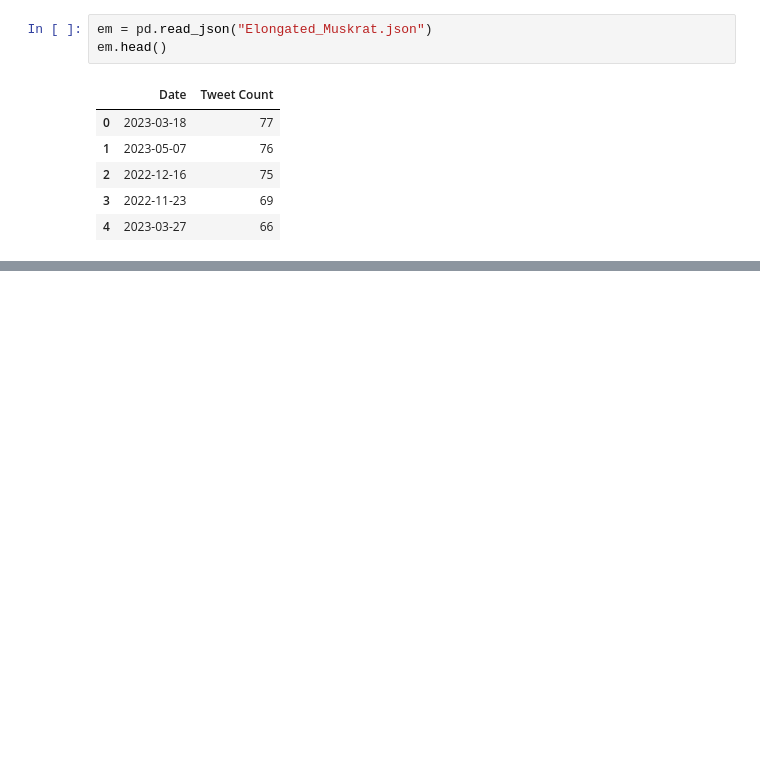
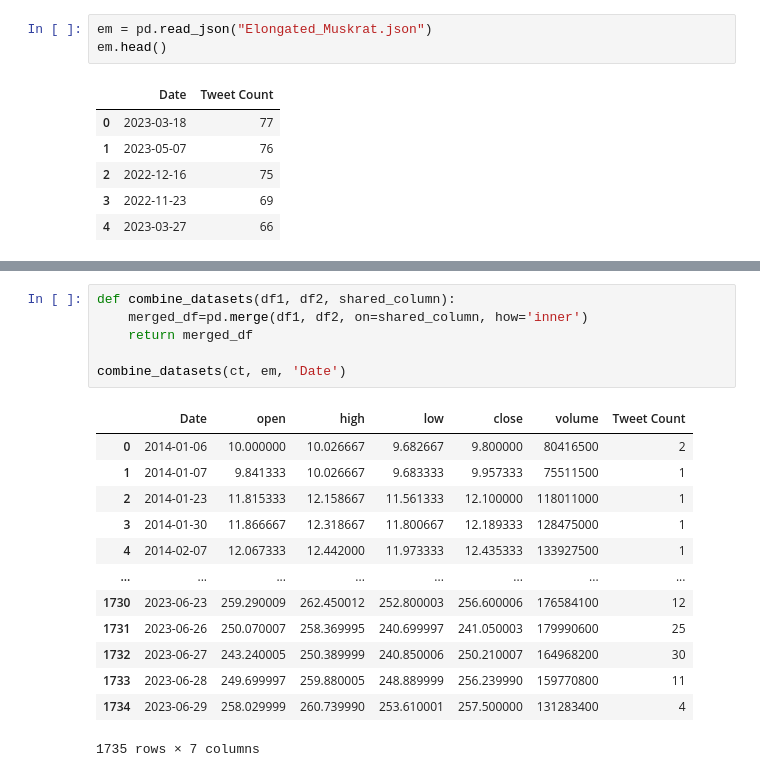
Before and after one commit to Asiandra/Artificial_Intelligence, a Jupyter notebook: Semester 1/Stocks/Tesla Stocks.ipynb, the cells around one changed output, grey strips where cells are left out. Drawn from its saved outputs; the diff is of its cells as text; blank space fills up the shorter version.

```diff
--- a/Semester 1/Stocks/Tesla Stocks.ipynb
+++ b/Semester 1/Stocks/Tesla Stocks.ipynb
@@ -143,0 +190,20 @@ ValueError: Unexpected character found when decoding 'true'
+# %%
+def combine_datasets(df1, df2, shared_column):
+    merged_df=pd.merge(df1, df2, on=shared_column, how='inner')
+    return merged_df
+
+combine_datasets(ct, em, 'Date')
+# %% [output]
+|  | Date | open | high | low | close | volume | Tweet Count |
+| 0 | 2014-01-06 | 10.000000 | 10.026667 | 9.682667 | 9.800000 | 80416500 | 2 |
+| 1 | 2014-01-07 | 9.841333 | 10.026667 | 9.683333 | 9.957333 | 75511500 | 1 |
+| 2 | 2014-01-23 | 11.815333 | 12.158667 | 11.561333 | 12.100000 | 118011000 | 1 |
+| 3 | 2014-01-30 | 11.866667 | 12.318667 | 11.800667 | 12.189333 | 128475000 | 1 |
+| 4 | 2014-02-07 | 12.067333 | 12.442000 | 11.973333 | 12.435333 | 133927500 | 1 |
+| ... | ... | ... | ... | ... | ... | ... | ... |
+| 1730 | 2023-06-23 | 259.290009 | 262.450012 | 252.800003 | 256.600006 | 176584100 | 12 |
+| 1731 | 2023-06-26 | 250.070007 | 258.369995 | 240.699997 | 241.050003 | 179990600 | 25 |
+| 1732 | 2023-06-27 | 243.240005 | 250.389999 | 240.850006 | 250.210007 | 164968200 | 30 |
+| 1733 | 2023-06-28 | 249.699997 | 259.880005 | 248.889999 | 256.239990 | 159770800 | 11 |
+| 1734 | 2023-06-29 | 258.029999 | 260.739990 | 253.610001 | 257.500000 | 131283400 | 4 |
+1735 rows × 7 columns
```
Also changed, not shown: parts of 8 cells of this notebook, 1 other file.
